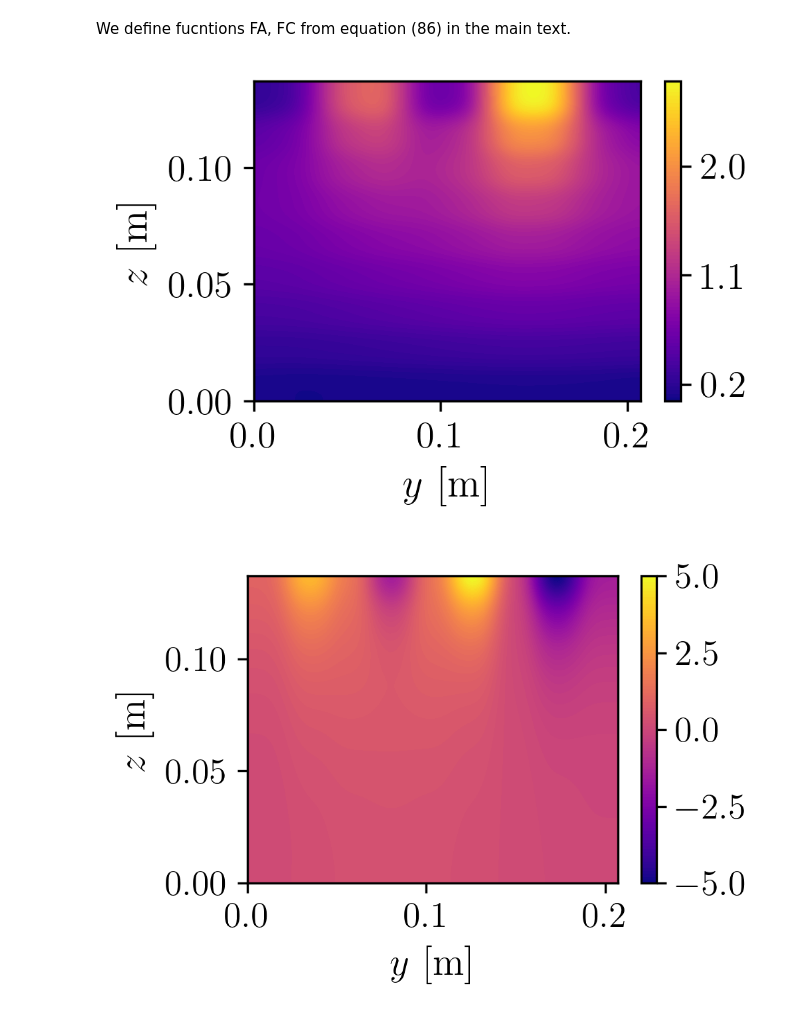
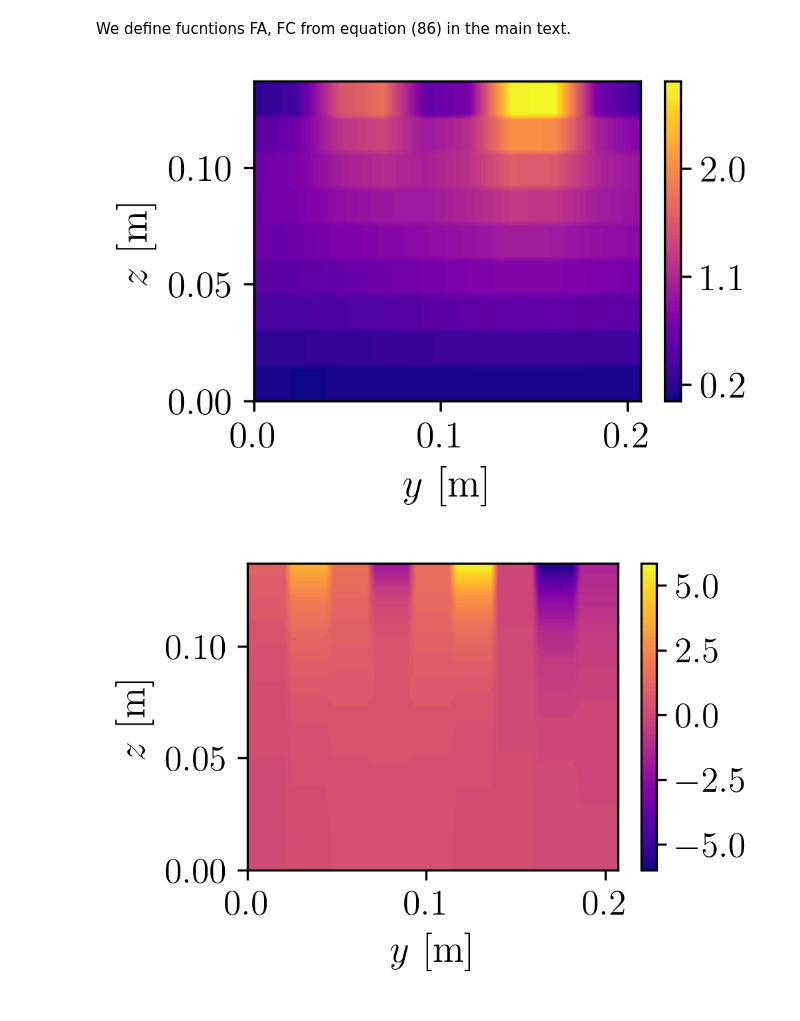
Before and after one commit to andreagiudici96/pyBamm-Pouch-cell-Stress, a Jupyter notebook: pouch_cell_stress_good.ipynb, the cells around one changed output. Cells and saved outputs as stored; diff of their text form; code cells hidden in the pictures.

```diff
--- a/pouch_cell_stress_good.ipynb
+++ b/pouch_cell_stress_good.ipynb
@@ -352,38 +352,38 @@ from scipy.ndimage import gaussian_filter
 delta = 0.01
 #the shear stress is given by half the gradient of FA times delta.
 
 # Compute the gradient of Ff
 grad_FC_y, grad_FC_z = np.gradient(FC/2 * delta, y, z, edge_order=2)
 
 # Smooth the gradients
-grad_FC_y_smooth = gaussian_filter(grad_FC_y, sigma=3)  # Adjust sigma as needed
-grad_FC_z_smooth = gaussian_filter(grad_FC_z, sigma=3)  # Adjust sigma as needed
+grad_FC_y_smooth = gaussian_filter(grad_FC_y, sigma=0)  # Adjust sigma as needed
+grad_FC_z_smooth = gaussian_filter(grad_FC_z, sigma=0)  # Adjust sigma as needed
 
 # Compute the gradient of Ff
 grad_FA_y, grad_FA_z = np.gradient(FA/2 * delta, y, z, edge_order=2)
 
 # Smooth the gradients
-grad_FA_y_smooth = gaussian_filter(grad_FA_y, sigma=3)  # Adjust sigma as needed
-grad_FA_z_smooth = gaussian_filter(grad_FA_z, sigma=3)  # Adjust sigma as needed
+grad_FA_y_smooth = gaussian_filter(grad_FA_y, sigma=0)  # Adjust sigma as needed
+grad_FA_z_smooth = gaussian_filter(grad_FA_z, sigma=0)  # Adjust sigma as needed
 
 # Plot the contour
 plt.figure(figsize=(3, 2), dpi=300)
 contour = plt.contourf(Y, Z,  grad_FA_y_smooth/10000, levels=100, cmap='plasma')  # Using the 'viridis' colormap
 plt.colorbar(contour,ticks = np.linspace(5.6 ,0.2,7))
 plt.xlabel(r"$y$ [m]")
 plt.ylabel(r"$z$ [m]")
 plt.show()
 
 # Plot the contour
 plt.figure(figsize=(3, 2), dpi=300)
 contour = plt.contourf(Y, Z,  grad_FA_z_smooth/10000, levels=100, cmap='plasma')  # Using the 'viridis' colormap
 plt.colorbar(contour,ticks = np.linspace(-5 ,5 ,5))
 plt.xlabel(r"$y$ [m]")
 plt.ylabel(r"$z$ [m]")
 plt.show()
 # %% [output]
 [figure]
-[figure, old version]
+[figure, new version]
 # %%
 # Save the variables FA, Y, Z to a new .npz file
 np.savez('FA_data.npz', FA=FA, Y=Y, Z=Z)
```
Also changed, not shown: parts of 1 cell of this notebook.
